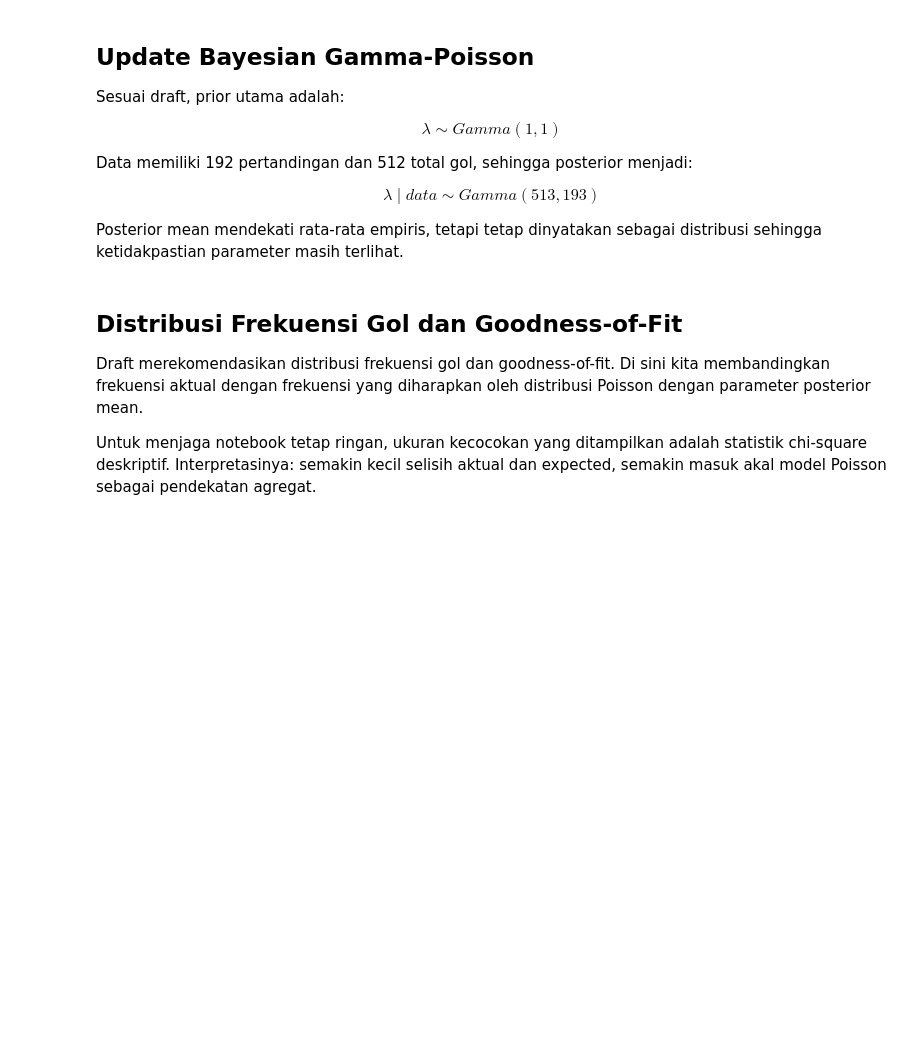
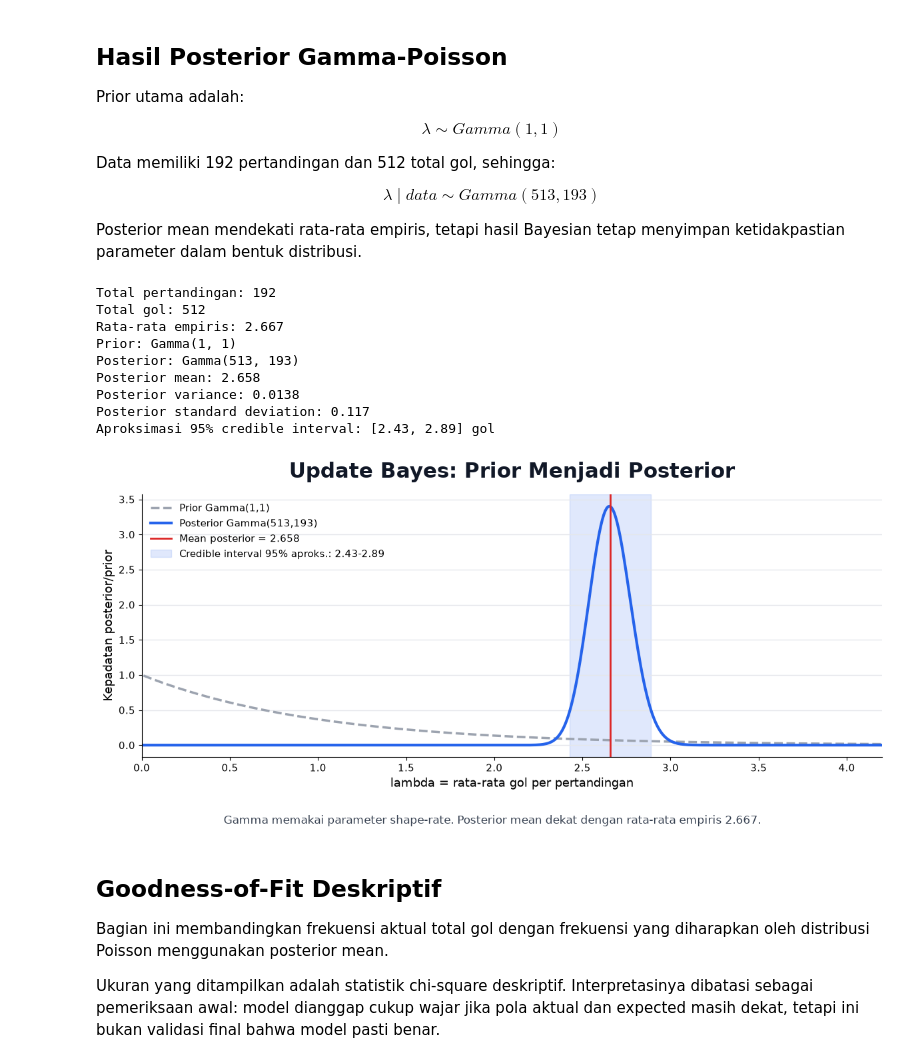
Before and after one commit to mhafizsir/kuliah_msaf2, a Jupyter notebook: notebooks/bayesian_poisson_worldcup.ipynb, the cells around one changed output. Drawn from its saved outputs; the diff is of its cells as text; code cells hidden in the pictures; blank space fills up the shorter version.

Commit message:
Polish Bayesian Poisson assignment artifacts

```diff
--- a/notebooks/bayesian_poisson_worldcup.ipynb
+++ b/notebooks/bayesian_poisson_worldcup.ipynb
@@ -154,15 +235,15 @@ except ImportError:
 # %% [markdown]
-## Update Bayesian Gamma-Poisson
+## Hasil Posterior Gamma-Poisson
 
-Sesuai draft, prior utama adalah:
+Prior utama adalah:
 
 $$\lambda \sim Gamma(1,1)$$
 
-Data memiliki 192 pertandingan dan 512 total gol, sehingga posterior menjadi:
+Data memiliki 192 pertandingan dan 512 total gol, sehingga:
 
 $$\lambda \mid data \sim Gamma(513,193)$$
 
-Posterior mean mendekati rata-rata empiris, tetapi tetap dinyatakan sebagai distribusi sehingga ketidakpastian parameter masih terlihat.
+Posterior mean mendekati rata-rata empiris, tetapi hasil Bayesian tetap menyimpan ketidakpastian parameter dalam bentuk distribusi.
 # %%
 alpha_prior = 1.0
 beta_prior = 1.0
@@ -171,47 +252,80 @@ train_total_goals = sum(train_goals)
 train_match_count = len(train_goals)
 
 alpha_post = alpha_prior + train_total_goals
 beta_post = beta_prior + train_match_count
 
 empirical_mean = train_total_goals / train_match_count
 prior_mean = alpha_prior / beta_prior
 posterior_mean = alpha_post / beta_post
 posterior_variance = alpha_post / (beta_post ** 2)
 posterior_sd = math.sqrt(posterior_variance)
 normal_ci_95 = (posterior_mean - 1.96 * posterior_sd, posterior_mean + 1.96 * posterior_sd)
 
 print(f"Total pertandingan: {train_match_count}")
 print(f"Total gol: {train_total_goals}")
 print(f"Rata-rata empiris: {empirical_mean:.3f}")
 print(f"Prior: Gamma({alpha_prior:.0f}, {beta_prior:.0f})")
 print(f"Posterior: Gamma({alpha_post:.0f}, {beta_post:.0f})")
 print(f"Posterior mean: {posterior_mean:.3f}")
 print(f"Posterior variance: {posterior_variance:.4f}")
 print(f"Posterior standard deviation: {posterior_sd:.3f}")
 print(f"Aproksimasi 95% credible interval: [{normal_ci_95[0]:.2f}, {normal_ci_95[1]:.2f}] gol")
 
 try:
     import matplotlib.pyplot as plt
     import numpy as np
-    xs = np.linspace(0.01, 5, 400)
+
+    xs = np.linspace(0.01, 4.2, 500)
     prior_density = [gamma_pdf(float(x), alpha_prior, beta_prior) for x in xs]
     posterior_density = [gamma_pdf(float(x), alpha_post, beta_post) for x in xs]
-    plt.figure(figsize=(7, 4))
-    plt.plot(xs, prior_density, label="Prior Gamma(1,1)", linestyle="--")
-    plt.plot(xs, posterior_density, label="Posterior Gamma(513,193)")
-    plt.title("Prior vs Posterior untuk λ")
-    plt.xlabel("λ: rata-rata gol per pertandingan")
-    plt.ylabel("Densitas")
-    plt.legend()
+
+    fig, ax = plt.subplots(figsize=(12, 6))
+    ax.plot(xs, prior_density, label="Prior Gamma(1,1)", color="#9ca3af", linestyle="--", linewidth=2.5)
+    ax.plot(xs, posterior_density, label="Posterior Gamma(513,193)", color=COLOR_BLUE, linewidth=3)
+    ax.axvline(posterior_mean, label=f"Mean posterior = {posterior_mean:.3f}", color=COLOR_RED, linewidth=2)
+    ax.axvspan(
+        normal_ci_95[0],
+        normal_ci_95[1],
+        color=COLOR_BLUE,
+        alpha=0.14,
+        label=f"Credible interval 95% aproks.: {normal_ci_95[0]:.2f}-{normal_ci_95[1]:.2f}",
+    )
+
+    ax.set_title("Update Bayes: Prior Menjadi Posterior", fontsize=22, fontweight="bold", color=COLOR_TEXT, pad=18)
+    ax.set_xlabel("lambda = rata-rata gol per pertandingan", fontsize=13)
+    ax.set_ylabel("Kepadatan posterior/prior", fontsize=13)
+    ax.set_xlim(0, 4.2)
+    ax.legend(frameon=False, loc="upper left", fontsize=11)
+    style_axes(ax)
+    fig.text(
+        0.5,
+        0.02,
+        f"Gamma memakai parameter shape-rate. Posterior mean dekat dengan rata-rata empiris {empirical_mean:.3f}.",
+        ha="center",
+        fontsize=12,
+        color=COLOR_MUTED,
+    )
+    save_figure(fig, "prior_posterior_gamma.png")
     plt.show(block=False)
-    plt.close()
+    plt.close(fig)
 except ImportError:
     print("matplotlib/numpy tidak tersedia; ringkasan posterior ditampilkan di atas.")
+# %% [output]
+Total pertandingan: 192
+Total gol: 512
+Rata-rata empiris: 2.667
+Prior: Gamma(1, 1)
+Posterior: Gamma(513, 193)
+Posterior mean: 2.658
+Posterior variance: 0.0138
+Posterior standard deviation: 0.117
+Aproksimasi 95% credible interval: [2.43, 2.89] gol
+[figure, added]
 # %% [markdown]
-## Distribusi Frekuensi Gol dan Goodness-of-Fit
+## Goodness-of-Fit Deskriptif
 
-Draft merekomendasikan distribusi frekuensi gol dan goodness-of-fit. Di sini kita membandingkan frekuensi aktual dengan frekuensi yang diharapkan oleh distribusi Poisson dengan parameter posterior mean.
+Bagian ini membandingkan frekuensi aktual total gol dengan frekuensi yang diharapkan oleh distribusi Poisson menggunakan posterior mean.
 
-Untuk menjaga notebook tetap ringan, ukuran kecocokan yang ditampilkan adalah statistik chi-square deskriptif. Interpretasinya: semakin kecil selisih aktual dan expected, semakin masuk akal model Poisson sebagai pendekatan agregat.
+Ukuran yang ditampilkan adalah statistik chi-square deskriptif. Interpretasinya dibatasi sebagai pemeriksaan awal: model dianggap cukup wajar jika pola aktual dan expected masih dekat, tetapi ini bukan validasi final bahwa model pasti benar.
 # %%
 observed_frequency = frequency_table(train_goals)
```
Also changed, not shown: parts of 10 cells of this notebook, 7 other files.
